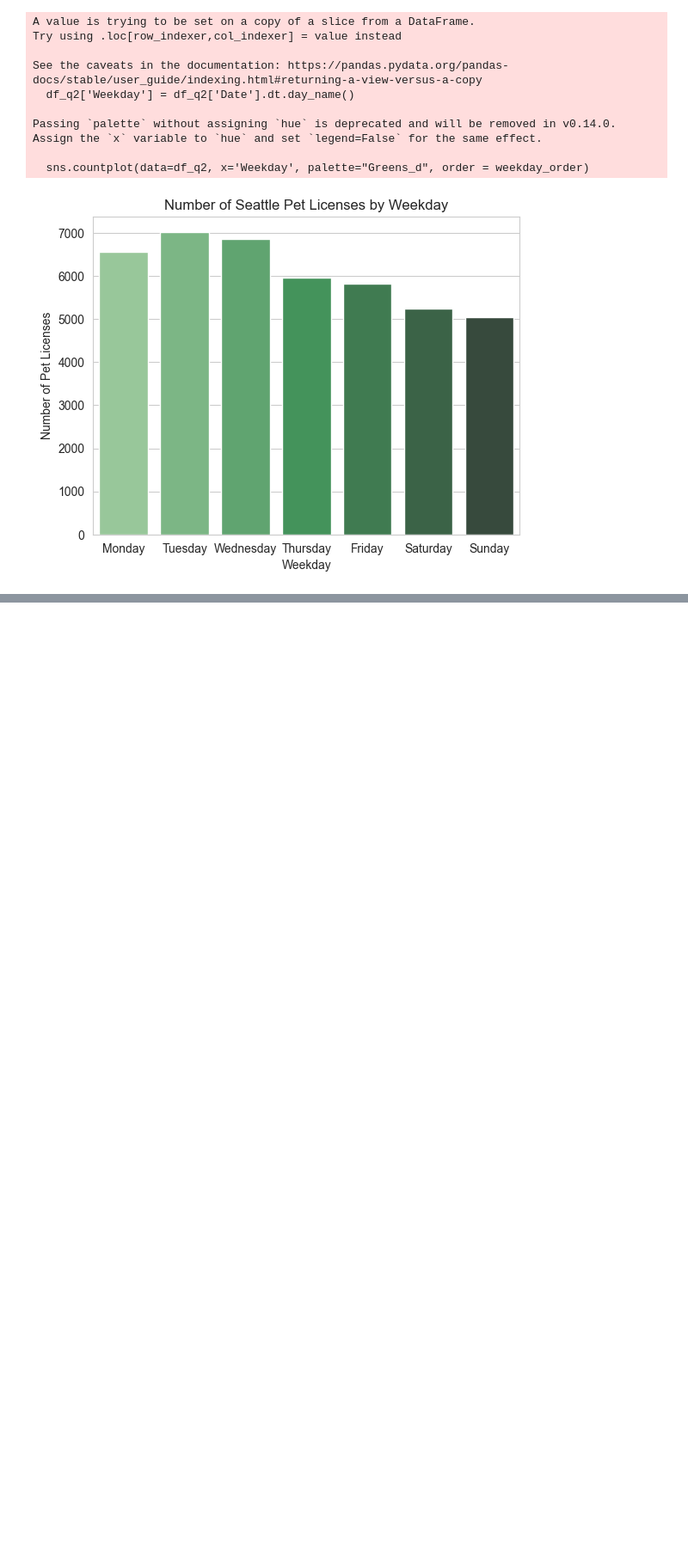
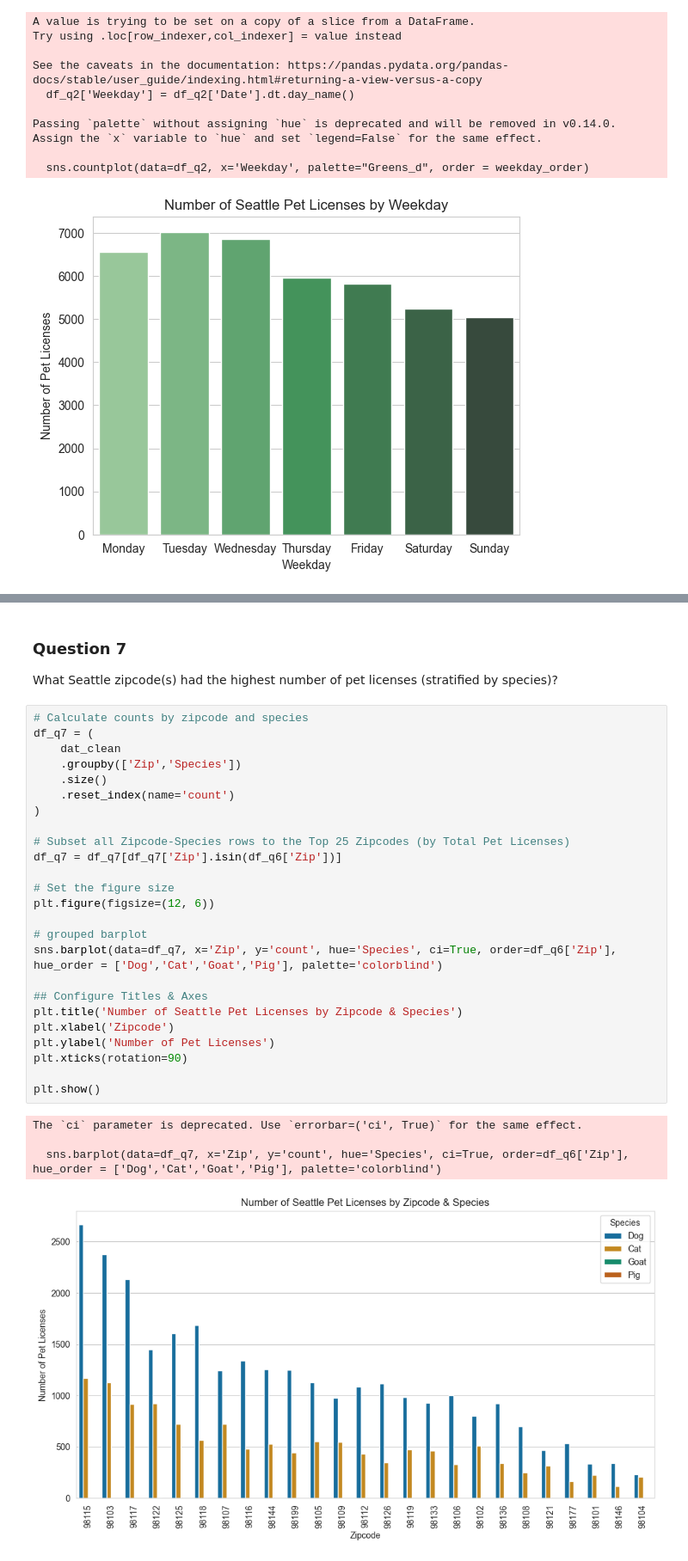
Before and after one commit to Tyler-Bonnell/Seattle-Pet-License-Analysis, a Jupyter notebook: Seattle_Pet_Analysis.ipynb, the cells around one changed output, grey strips where cells are left out. Shown at 86% size. Drawn from its saved outputs; the diff is of its cells as text; blank space fills up the shorter version.

```diff
--- a/Seattle_Pet_Analysis.ipynb
+++ b/Seattle_Pet_Analysis.ipynb
@@ -316,0 +375,33 @@ top_breeds_pig = find_top_breed(df=dat_clean, species='Pig', breed_type='Primary
+# %% [markdown]
+### Question 7
+What Seattle zipcode(s) had the highest number of pet licenses (stratified by species)?
+# %%
+# Calculate counts by zipcode and species
+df_q7 = (
+    dat_clean
+    .groupby(['Zip','Species'])
+    .size()
+    .reset_index(name='count')
+)
+
+# Subset all Zipcode-Species rows to the Top 25 Zipcodes (by Total Pet Licenses)
+df_q7 = df_q7[df_q7['Zip'].isin(df_q6['Zip'])]
+
+# Set the figure size
+plt.figure(figsize=(12, 6))
+
+# grouped barplot
+sns.barplot(data=df_q7, x='Zip', y='count', hue='Species', ci=True, order=df_q6['Zip'], hue_order = ['Dog','Cat','Goat','Pig'], palette='colorblind')
+
+## Configure Titles & Axes
+plt.title('Number of Seattle Pet Licenses by Zipcode & Species')
+plt.xlabel('Zipcode')
+plt.ylabel('Number of Pet Licenses')
+plt.xticks(rotation=90)
+
+plt.show()
+# %% [output]
+The `ci` parameter is deprecated. Use `errorbar=('ci', True)` for the same effect.
+
+  sns.barplot(data=df_q7, x='Zip', y='count', hue='Species', ci=True, order=df_q6['Zip'], hue_order = ['Dog','Cat','Goat','Pig'], palette='colorblind')
+[figure, added]
```
Also changed, not shown: parts of 20 cells of this notebook.
